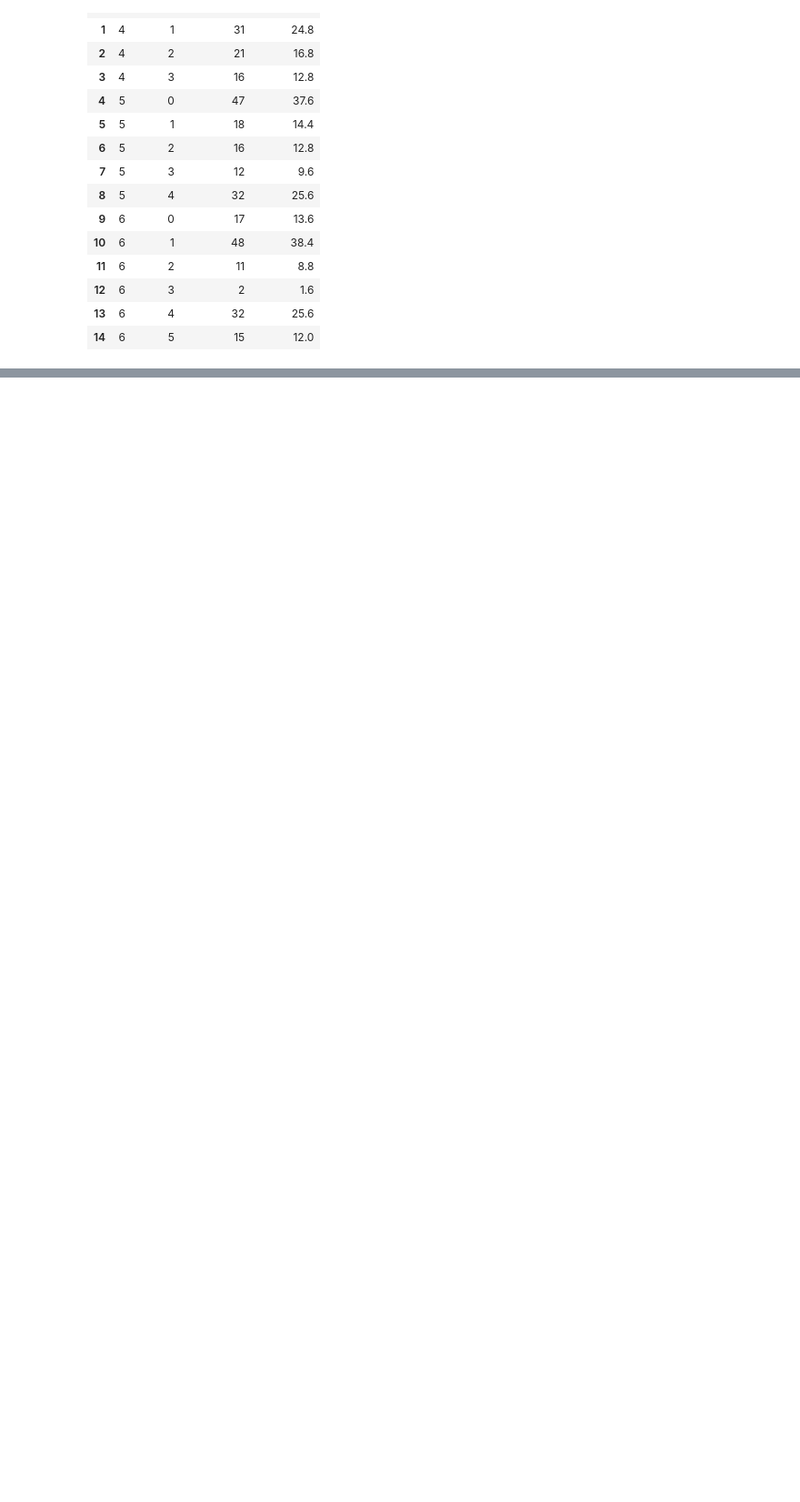
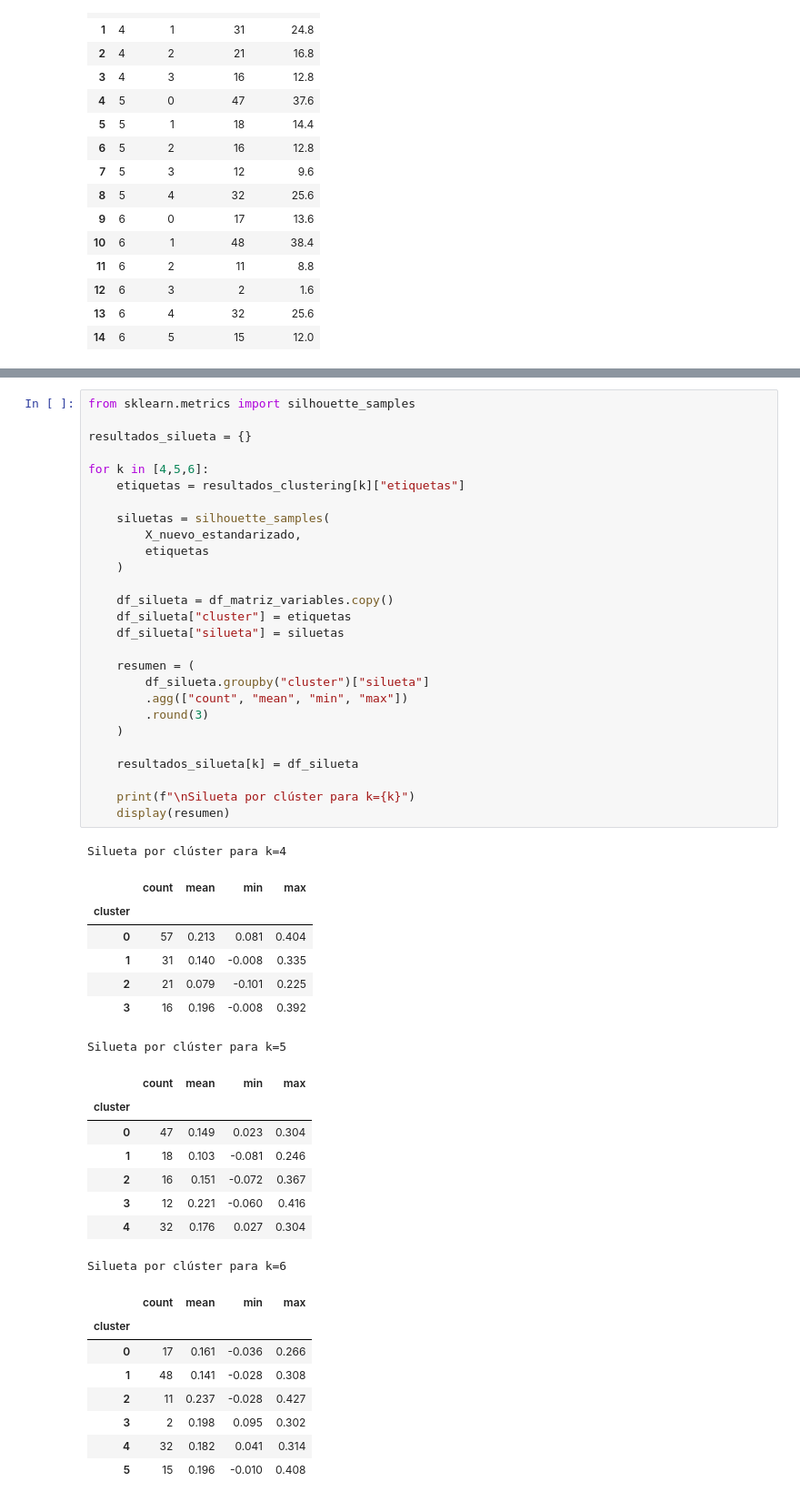
Before and after one commit to SaraBalbin/DW_Analisis_Criminalidad_Colombia, a Jupyter notebook: 06_Agrupamiento_final.ipynb, the cells around one changed output, grey strips where cells are left out. Shown at 91% size. Drawn from its saved outputs; the diff is of its cells as text; blank space fills up the shorter version.

Commit message:
Se escoge el k, se extraen perfiles y se obtienen municipios por cluster

```diff
--- a/06_Agrupamiento_final.ipynb
+++ b/06_Agrupamiento_final.ipynb
@@ -696,0 +696,52 @@ df_perfil_general.shape
+# %%
+from sklearn.metrics import silhouette_samples
+
+resultados_silueta = {}
+
+for k in [4,5,6]:
+    etiquetas = resultados_clustering[k]["etiquetas"]
+
+    siluetas = silhouette_samples(
+        X_nuevo_estandarizado,
+        etiquetas
+    )
+
+    df_silueta = df_matriz_variables.copy()
+    df_silueta["cluster"] = etiquetas
+    df_silueta["silueta"] = siluetas
+
+    resumen = (
+        df_silueta.groupby("cluster")["silueta"]
+        .agg(["count", "mean", "min", "max"])
+        .round(3)
+    )
+
+    resultados_silueta[k] = df_silueta
+
+    print(f"\nSilueta por clúster para k={k}")
+    display(resumen)
+# %% [output]
+Silueta por clúster para k=4
+|  | count | mean | min | max |
+| cluster |  |  |  |  |
+| 0 | 57 | 0.213 | 0.081 | 0.404 |
+| 1 | 31 | 0.140 | -0.008 | 0.335 |
+| 2 | 21 | 0.079 | -0.101 | 0.225 |
+| 3 | 16 | 0.196 | -0.008 | 0.392 |
+Silueta por clúster para k=5
+|  | count | mean | min | max |
+| cluster |  |  |  |  |
+| 0 | 47 | 0.149 | 0.023 | 0.304 |
+| 1 | 18 | 0.103 | -0.081 | 0.246 |
+| 2 | 16 | 0.151 | -0.072 | 0.367 |
+| 3 | 12 | 0.221 | -0.060 | 0.416 |
+| 4 | 32 | 0.176 | 0.027 | 0.304 |
+Silueta por clúster para k=6
+|  | count | mean | min | max |
+| cluster |  |  |  |  |
+| 0 | 17 | 0.161 | -0.036 | 0.266 |
+| 1 | 48 | 0.141 | -0.028 | 0.308 |
+| 2 | 11 | 0.237 | -0.028 | 0.427 |
+| 3 | 2 | 0.198 | 0.095 | 0.302 |
+| 4 | 32 | 0.182 | 0.041 | 0.314 |
+| 5 | 15 | 0.196 | -0.010 | 0.408 |
```
Also changed, not shown: parts of 9 cells of this notebook, 1 other file.
